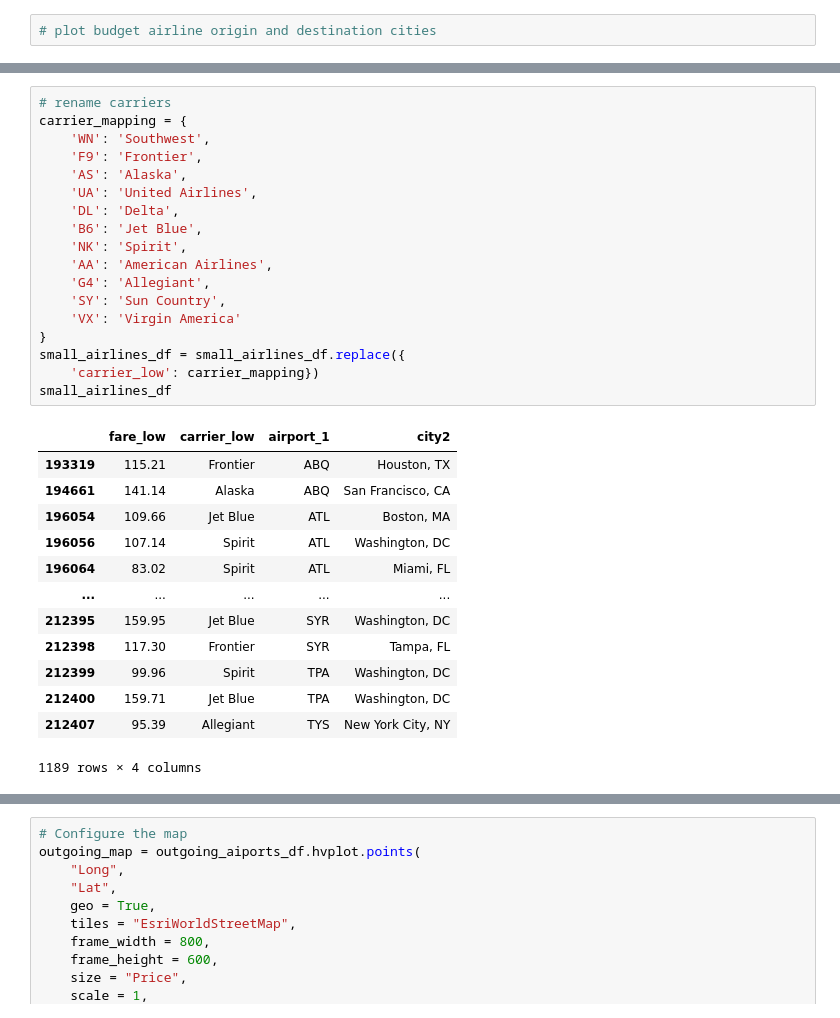
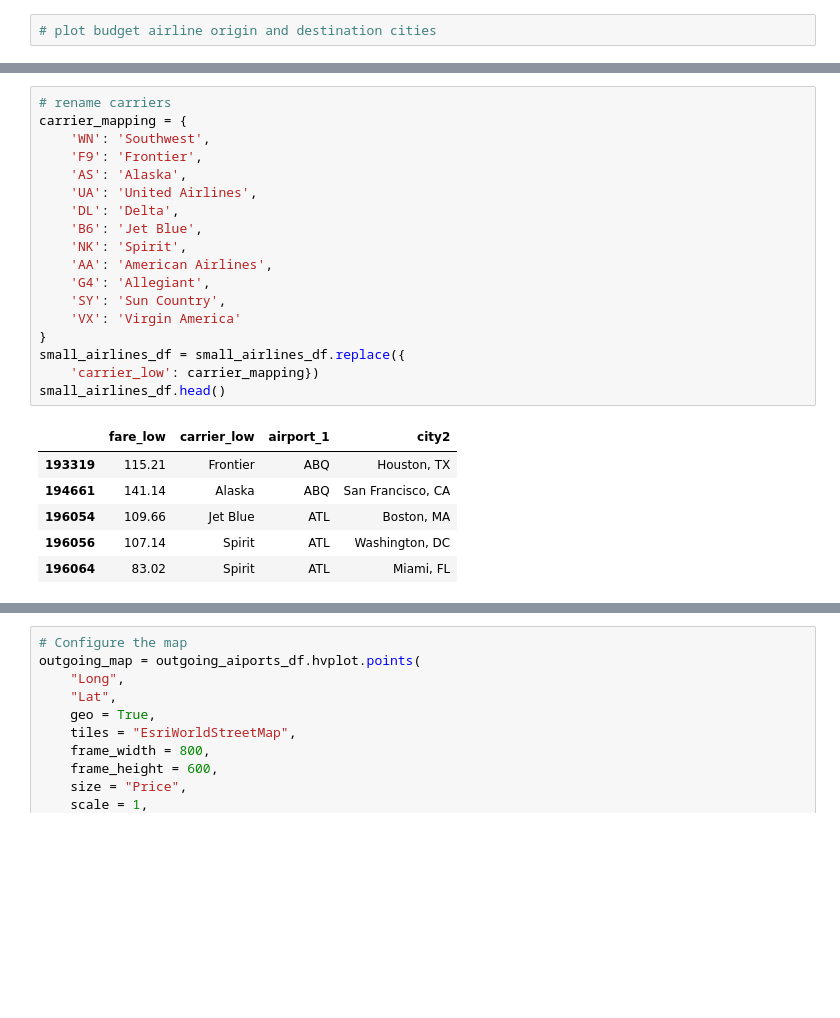
Before and after one commit to cosmopaladin/project-1, a Jupyter notebook: airfare.ipynb, the cells around one changed output, grey strips where cells are left out. Saved outputs shown, nothing was run; the diff lists cells and outputs as text; blank space fills up the shorter version.

```diff
--- a/airfare.ipynb
+++ b/airfare.ipynb
@@ -385,35 +380,28 @@ small_airlines_df
 # %%
 # rename carriers
 carrier_mapping = {
     'WN': 'Southwest',
     'F9': 'Frontier',
     'AS': 'Alaska',
     'UA': 'United Airlines',
     'DL': 'Delta',
     'B6': 'Jet Blue',
     'NK': 'Spirit',
     'AA': 'American Airlines',
     'G4': 'Allegiant',
     'SY': 'Sun Country',
     'VX': 'Virgin America'
 }
 small_airlines_df = small_airlines_df.replace({
     'carrier_low': carrier_mapping})
-small_airlines_df
+small_airlines_df.head()
 # %% [output]
 |  | fare_low | carrier_low | airport_1 | city2 |
 | 193319 | 115.21 | Frontier | ABQ | Houston, TX |
 | 194661 | 141.14 | Alaska | ABQ | San Francisco, CA |
 | 196054 | 109.66 | Jet Blue | ATL | Boston, MA |
 | 196056 | 107.14 | Spirit | ATL | Washington, DC |
 | 196064 | 83.02 | Spirit | ATL | Miami, FL |
-| ... | ... | ... | ... | ... |
-| 212395 | 159.95 | Jet Blue | SYR | Washington, DC |
-| 212398 | 117.30 | Frontier | SYR | Tampa, FL |
-| 212399 | 99.96 | Spirit | TPA | Washington, DC |
-| 212400 | 159.71 | Jet Blue | TPA | Washington, DC |
-| 212407 | 95.39 | Allegiant | TYS | New York City, NY |
-1189 rows × 4 columns
 # %%
 # read in airports.csv
 airport_codes = pd.read_csv('Data/airports.csv')
```
Also changed, not shown: parts of 11 cells of this notebook.
